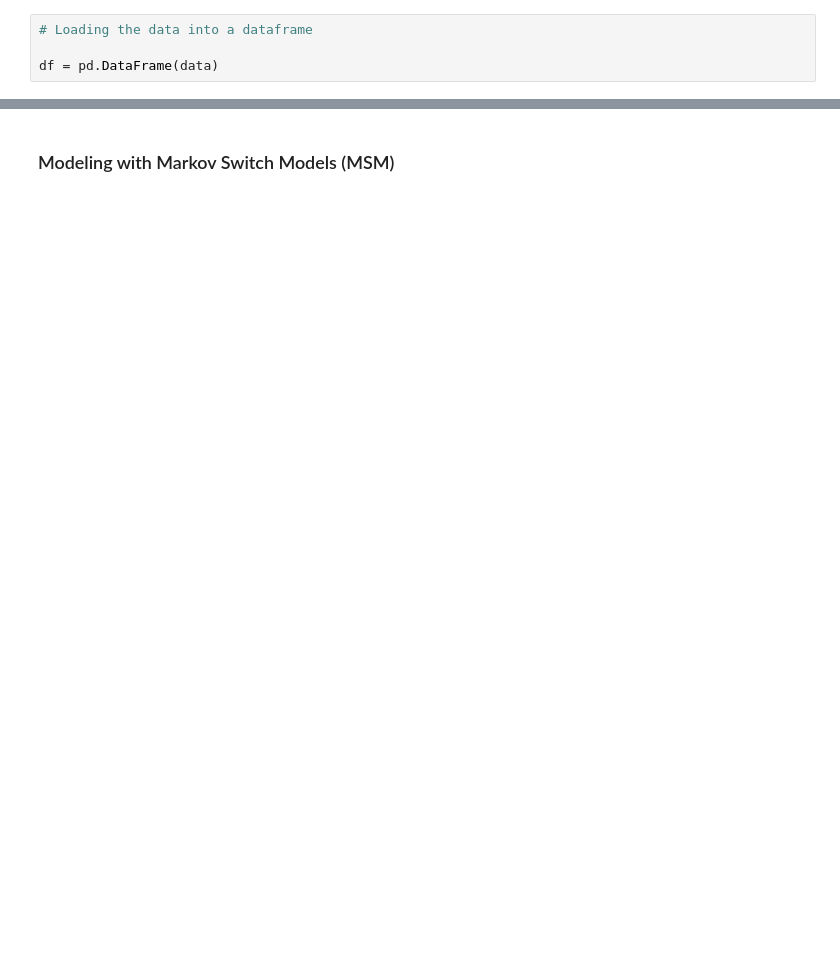
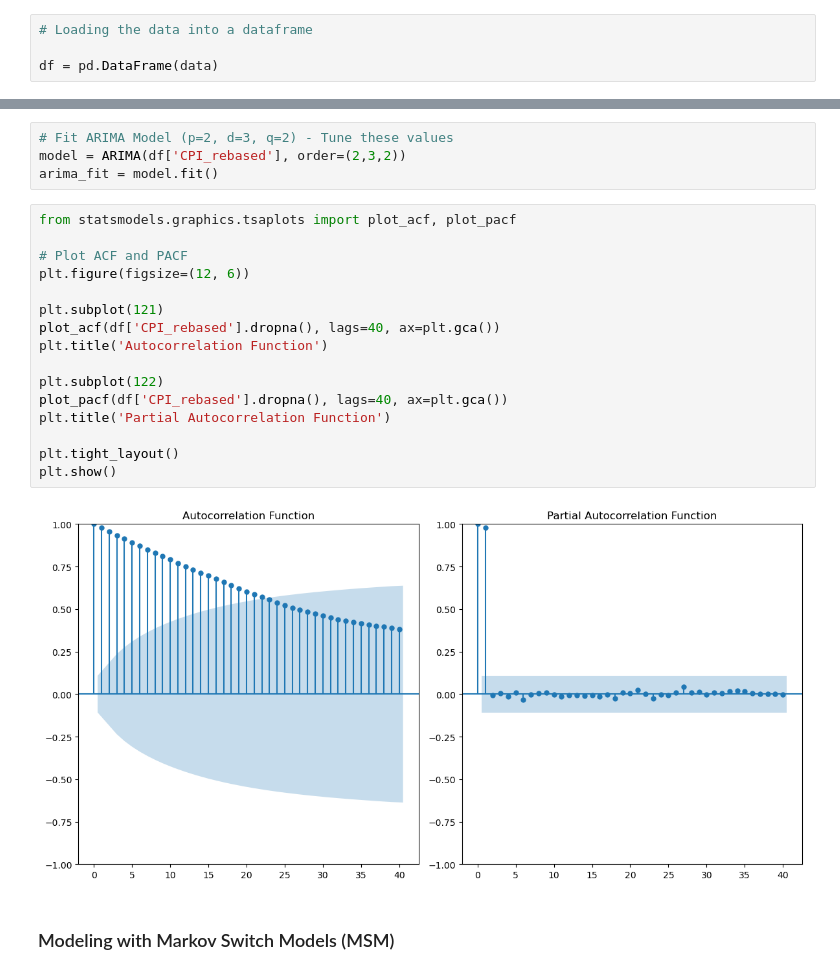
Before and after one commit to reflectormensah/Financial-Engineering-Data-Science, a Jupyter notebook: inflation_forecasting.ipynb, the cells around one changed output, grey strips where cells are left out. Saved outputs shown, nothing was run; the diff lists cells and outputs as text; blank space fills up the shorter version.

```diff
--- a/inflation_forecasting.ipynb
+++ b/inflation_forecasting.ipynb
@@ -145,3 +246,25 @@ Text(0.5, 1.0, 'Inflation Rate till December 2024')
+# %%
+# Fit ARIMA Model (p=2, d=3, q=2) - Tune these values
+model = ARIMA(df['CPI_rebased'], order=(2,3,2))
+arima_fit = model.fit()
+# %%
+from statsmodels.graphics.tsaplots import plot_acf, plot_pacf
+
+# Plot ACF and PACF
+plt.figure(figsize=(12, 6))
+
+plt.subplot(121)
+plot_acf(df['CPI_rebased'].dropna(), lags=40, ax=plt.gca())
+plt.title('Autocorrelation Function')
+
+plt.subplot(122)
+plot_pacf(df['CPI_rebased'].dropna(), lags=40, ax=plt.gca())
+plt.title('Partial Autocorrelation Function')
+
+plt.tight_layout()
+plt.show()
+# %% [output]
+[figure, added]
 # %% [markdown]
 ### Modeling with Markov Switch Models (MSM)
 # %%
```
Also changed, not shown: parts of 39 cells of this notebook.
